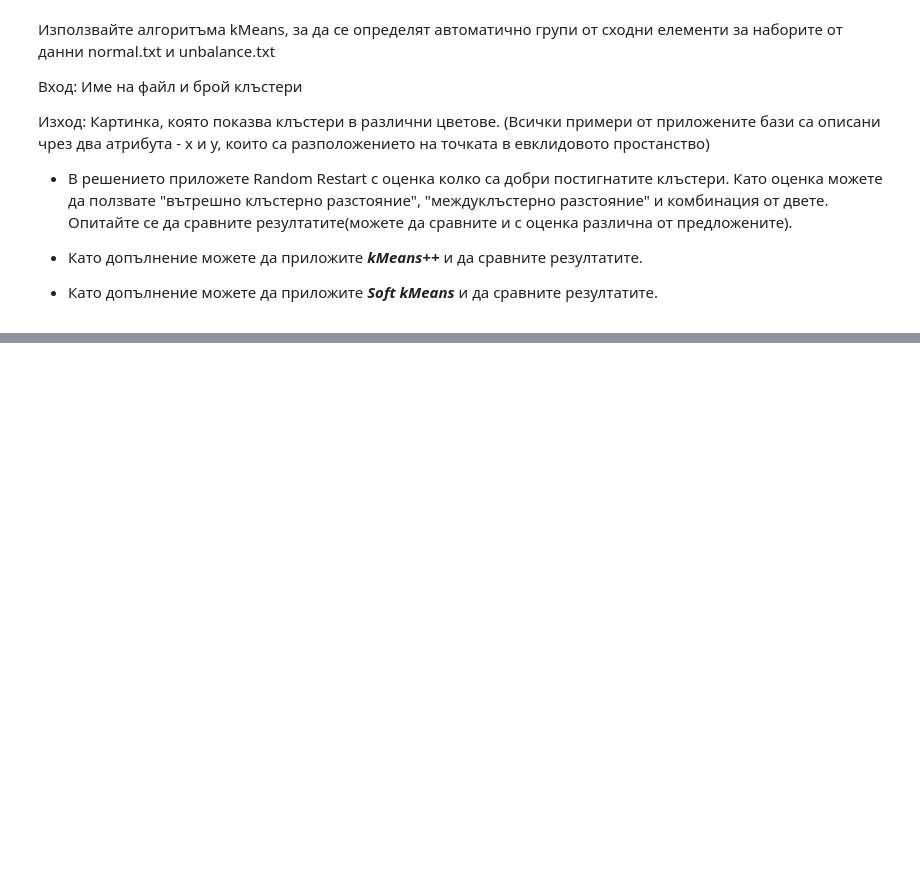
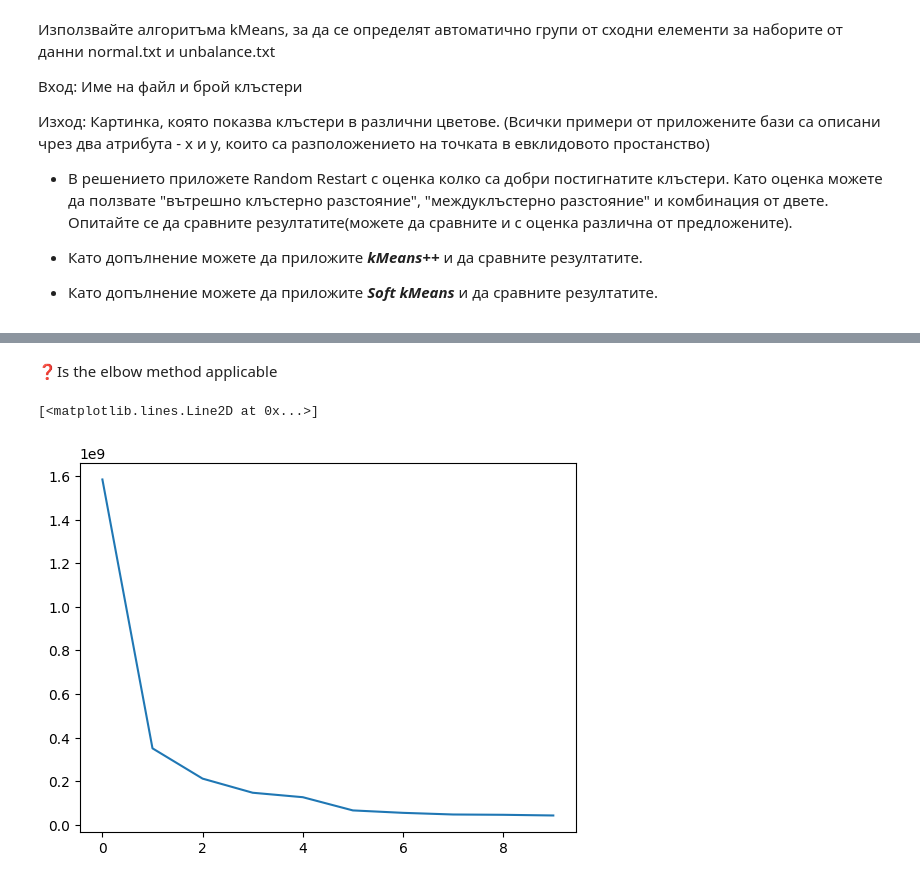
Before and after one commit to HeavyHelium/AI, a Jupyter notebook: machine-learning/kmeans/solution.ipynb, the cells around one changed output, grey strips where cells are left out. Saved outputs shown, nothing was run; the diff lists cells and outputs as text; code cells hidden in the pictures; blank space fills up the shorter version.

```diff
--- a/machine-learning/kmeans/solution.ipynb
+++ b/machine-learning/kmeans/solution.ipynb
@@ -153,0 +149,10 @@ class KMeans:
+# %% [markdown]
+❓Is the elbow method applicable
+# %%
+ks: np.ndarray = list(range(10))
+costs = [KMeans(points_unbalanced, initialization="KM++", k=k).intra_cluster_distance for k in ks]
+
+plt.plot(ks, costs)
+# %% [output]
+[<matplotlib.lines.Line2D at 0x...>]
+[figure, added]
```
Also changed, not shown: parts of 15 cells of this notebook, 2 other files.
